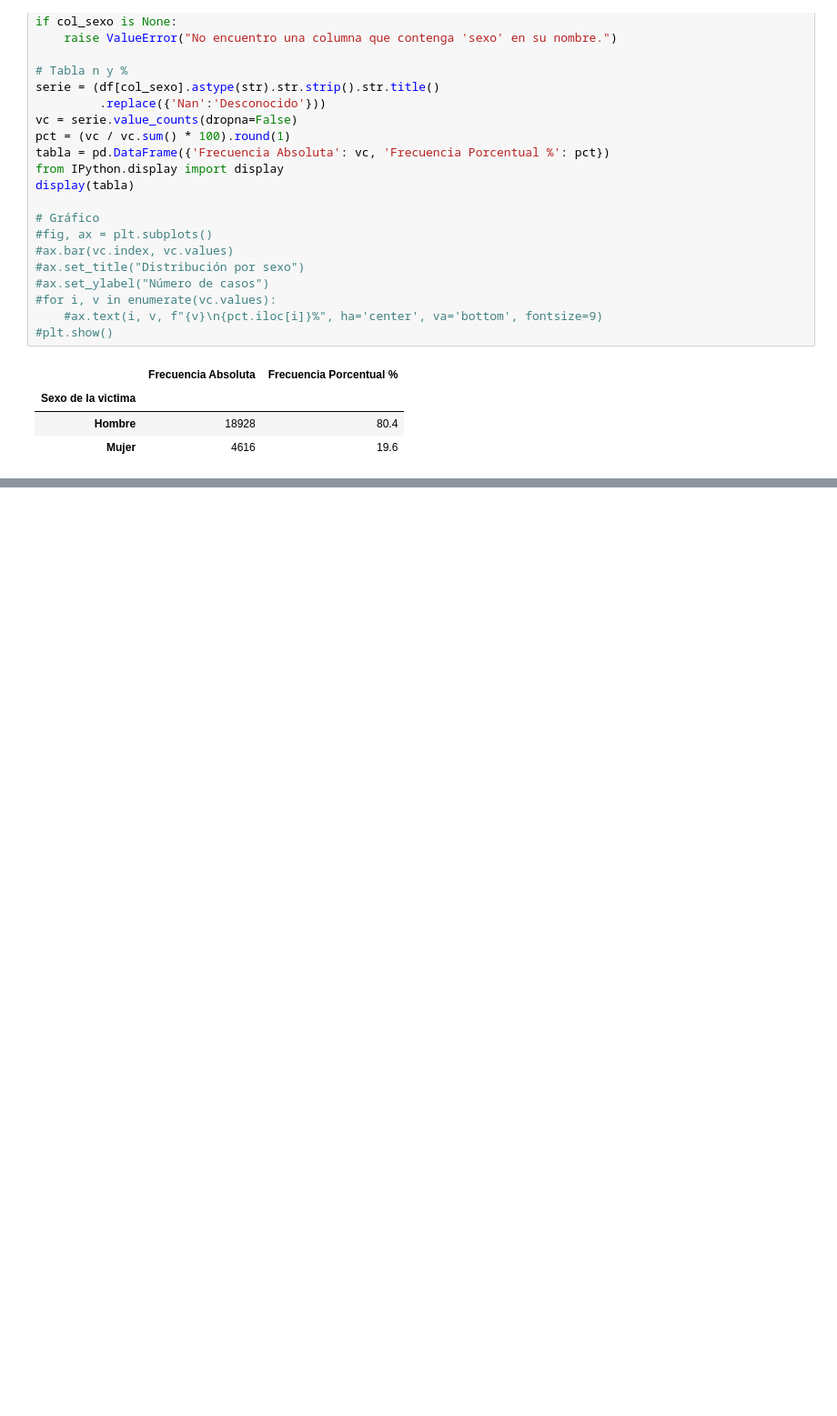
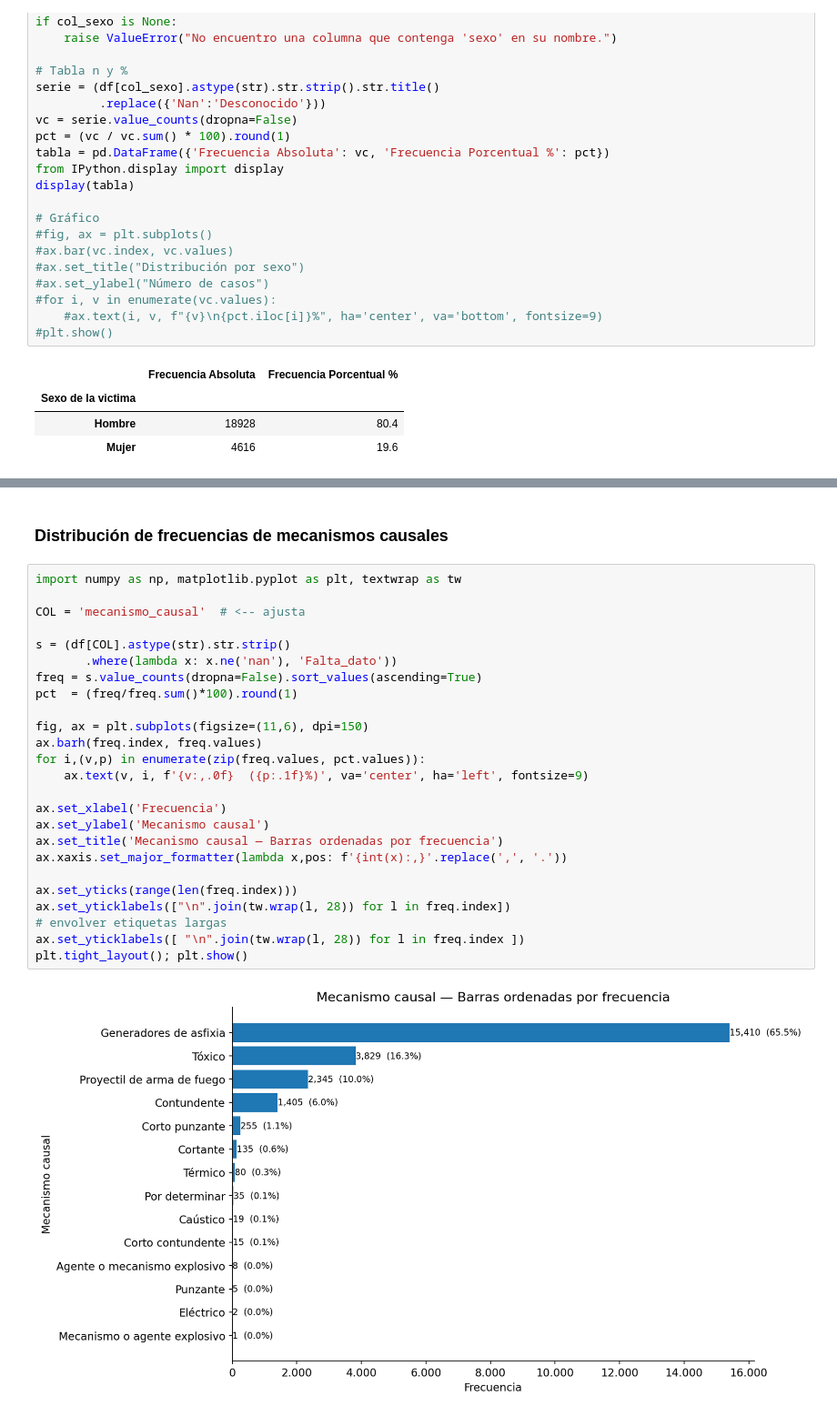
Before and after one commit to jthowinsson/Suicidio_Colombia, a Jupyter notebook: _sources/Eda.ipynb, the cells around one changed output, grey strips where cells are left out. Shown at 91% size. Saved outputs shown, nothing was run; the diff lists cells and outputs as text; blank space fills up the shorter version.

```diff
--- a/_sources/Eda.ipynb
+++ b/_sources/Eda.ipynb
@@ -626,0 +551,29 @@ Name: edad, dtype: float64
+# %% [markdown]
+### Distribución de frecuencias de mecanismos causales
+# %%
+import numpy as np, matplotlib.pyplot as plt, textwrap as tw
+
+COL = 'mecanismo_causal'  # <-- ajusta
+
+s = (df[COL].astype(str).str.strip()
+       .where(lambda x: x.ne('nan'), 'Falta_dato'))
+freq = s.value_counts(dropna=False).sort_values(ascending=True)
+pct  = (freq/freq.sum()*100).round(1)
+
+fig, ax = plt.subplots(figsize=(11,6), dpi=150)
+ax.barh(freq.index, freq.values)
+for i,(v,p) in enumerate(zip(freq.values, pct.values)):
+    ax.text(v, i, f'{v:,.0f}  ({p:.1f}%)', va='center', ha='left', fontsize=9)
+
+ax.set_xlabel('Frecuencia')
+ax.set_ylabel('Mecanismo causal')
+ax.set_title('Mecanismo causal — Barras ordenadas por frecuencia')
+ax.xaxis.set_major_formatter(lambda x,pos: f'{int(x):,}'.replace(',', '.'))
+
+ax.set_yticks(range(len(freq.index)))
+ax.set_yticklabels(["\n".join(tw.wrap(l, 28)) for l in freq.index])
+# envolver etiquetas largas
+ax.set_yticklabels([ "\n".join(tw.wrap(l, 28)) for l in freq.index ])
+plt.tight_layout(); plt.show()
+# %% [output]
+[figure, added]
```
Also changed, not shown: parts of 32 cells of this notebook, 36 other files.
